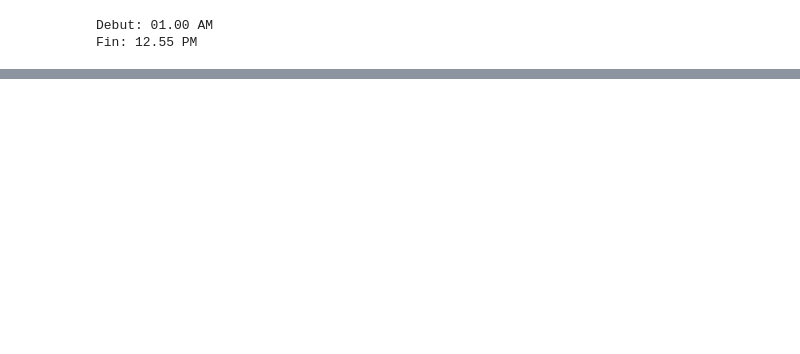
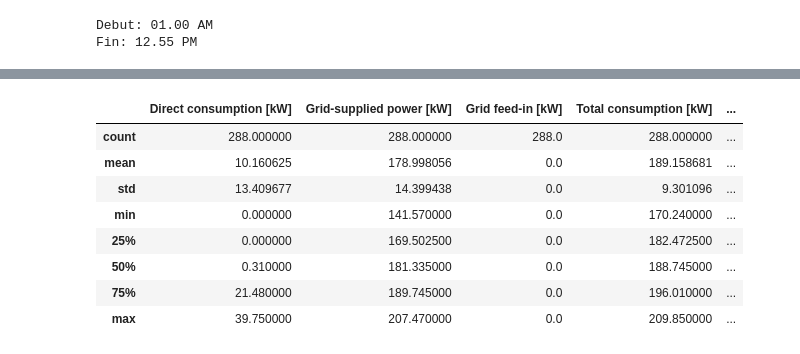
Before and after one commit to djili/all-about-python, a Jupyter notebook: data_analytics/energy.ipynb, the cells around one changed output, grey strips where cells are left out. Cells and saved outputs as stored; diff of their text form; code cells hidden in the pictures; blank space fills up the shorter version.

```diff
--- a/data_analytics/energy.ipynb
+++ b/data_analytics/energy.ipynb
@@ -88,0 +136,12 @@ Fin: 12.55 PM
+# %%
+dataframe.describe()
+# %% [output]
+|  | Direct consumption [kW] | Grid-supplied power [kW] | Grid feed-in [kW] | Total consumption [kW] | ... |
+| count | 288.000000 | 288.000000 | 288.0 | 288.000000 | ... |
+| mean | 10.160625 | 178.998056 | 0.0 | 189.158681 | ... |
+| std | 13.409677 | 14.399438 | 0.0 | 9.301096 | ... |
+| min | 0.000000 | 141.570000 | 0.0 | 170.240000 | ... |
+| 25% | 0.000000 | 169.502500 | 0.0 | 182.472500 | ... |
+| 50% | 0.310000 | 181.335000 | 0.0 | 188.745000 | ... |
+| 75% | 21.480000 | 189.745000 | 0.0 | 196.010000 | ... |
+| max | 39.750000 | 207.470000 | 0.0 | 209.850000 | ... |
```
Also changed, not shown: parts of 10 cells of this notebook, 1 other file.
